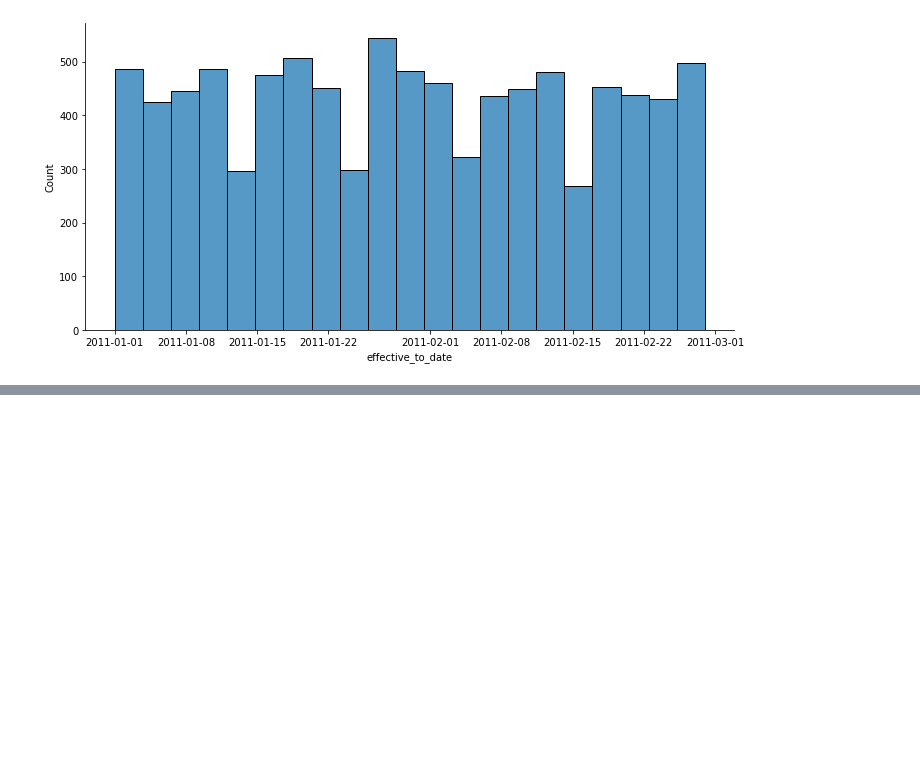
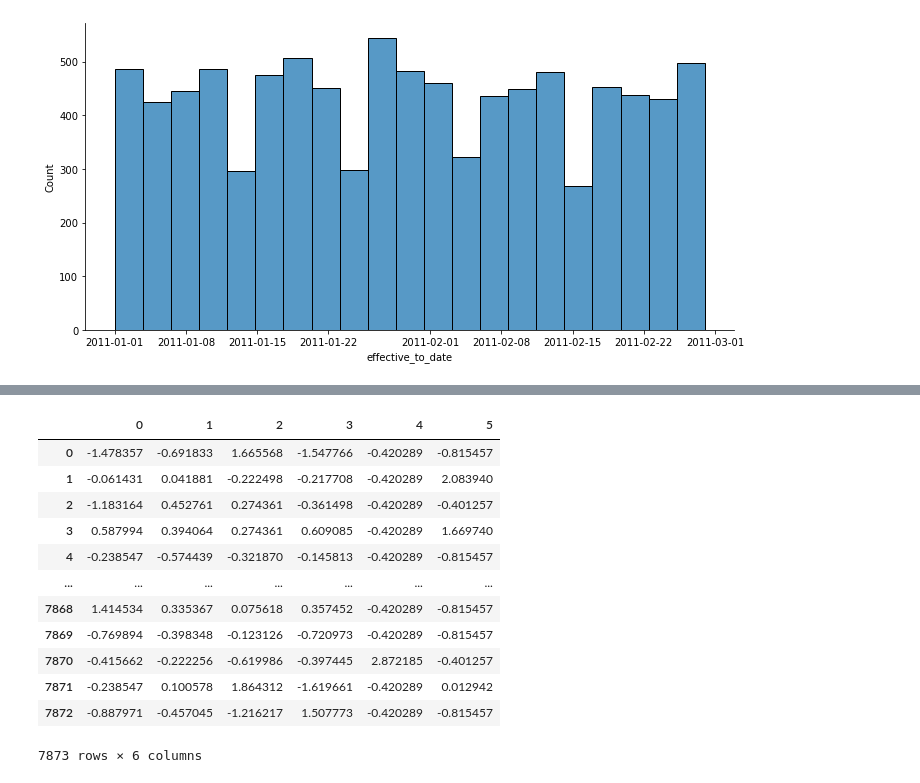
Before and after one commit to johanayf/lab-cleaning-numerical-data, a Jupyter notebook: files_for_lab/Lab | Logistic Regression.ipynb, the cells around one changed output, grey strips where cells are left out. Drawn from its saved outputs; the diff is of its cells as text; code cells hidden in the pictures; blank space fills up the shorter version.

```diff
--- a/files_for_lab/Lab | Logistic Regression.ipynb
+++ b/files_for_lab/Lab | Logistic Regression.ipynb
@@ -361,0 +430,9 @@ plt.show()
+# %%
+#The time variable can be useful. Try to transform its data into a useful one. Hint: Day week and month as integers might be useful.
+from datetime import datetime as dt
+discrete_df_clean['effective_to_date']=pd.to_datetime(discrete_df_clean['effective_to_date'])
+date_str = '2011/03/31'
+end_date=dt.strptime(date_str, '%Y/%m/%d')
+
+discrete_df_clean['effective_to_date'] = end_date - discrete_df_clean['effective_to_date']
+discrete_df_clean['effective_to_date'] = discrete_df_clean['effective_to_date'].dt.days
@@ -361,0 +455,20 @@ plt.show()
+# %%
+from sklearn.preprocessing import StandardScaler
+transformer = StandardScaler().fit(discrete_df_clean)
+discrete_df_clean_standardized = pd.DataFrame(transformer.transform(discrete_df_clean))
+# %%
+discrete_df_clean_standardized
+# %% [output]
+|  | 0 | 1 | 2 | 3 | 4 | 5 |
+| 0 | -1.478357 | -0.691833 | 1.665568 | -1.547766 | -0.420289 | -0.815457 |
+| 1 | -0.061431 | 0.041881 | -0.222498 | -0.217708 | -0.420289 | 2.083940 |
+| 2 | -1.183164 | 0.452761 | 0.274361 | -0.361498 | -0.420289 | -0.401257 |
+| 3 | 0.587994 | 0.394064 | 0.274361 | 0.609085 | -0.420289 | 1.669740 |
+| 4 | -0.238547 | -0.574439 | -0.321870 | -0.145813 | -0.420289 | -0.815457 |
+| ... | ... | ... | ... | ... | ... | ... |
+| 7868 | 1.414534 | 0.335367 | 0.075618 | 0.357452 | -0.420289 | -0.815457 |
+| 7869 | -0.769894 | -0.398348 | -0.123126 | -0.720973 | -0.420289 | -0.815457 |
+| 7870 | -0.415662 | -0.222256 | -0.619986 | -0.397445 | 2.872185 | -0.401257 |
+| 7871 | -0.238547 | 0.100578 | 1.864312 | -1.619661 | -0.420289 | 0.012942 |
+| 7872 | -0.887971 | -0.457045 | -1.216217 | 1.507773 | -0.420289 | -0.815457 |
+7873 rows × 6 columns
```
Also changed, not shown: parts of 10 cells of this notebook.
